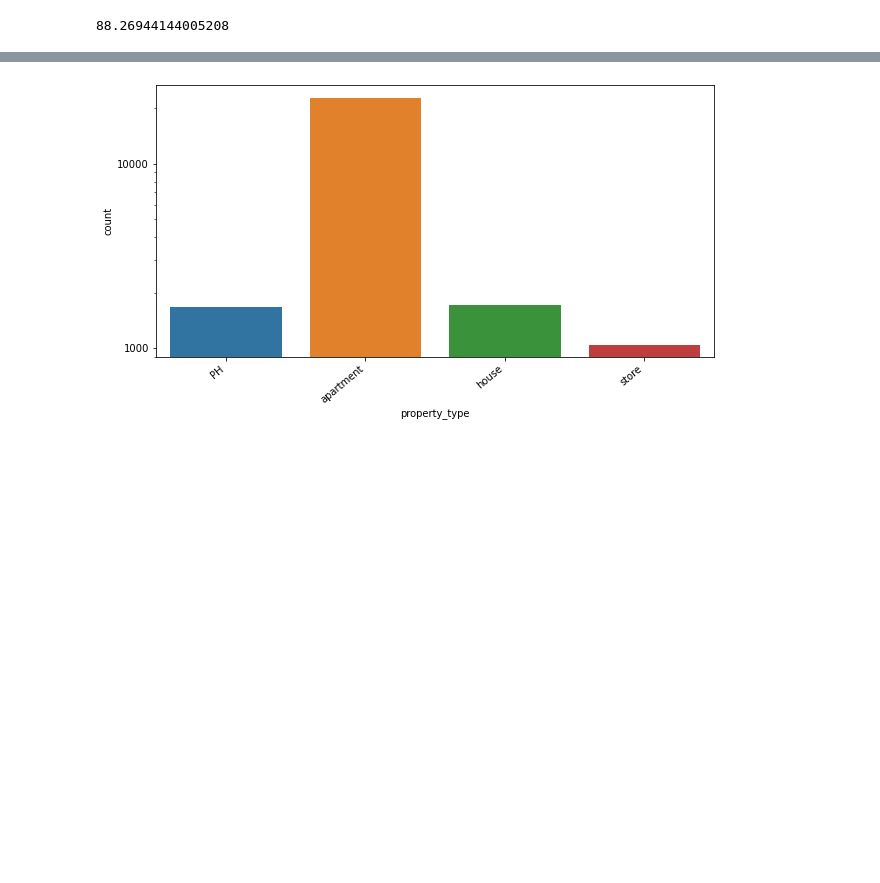
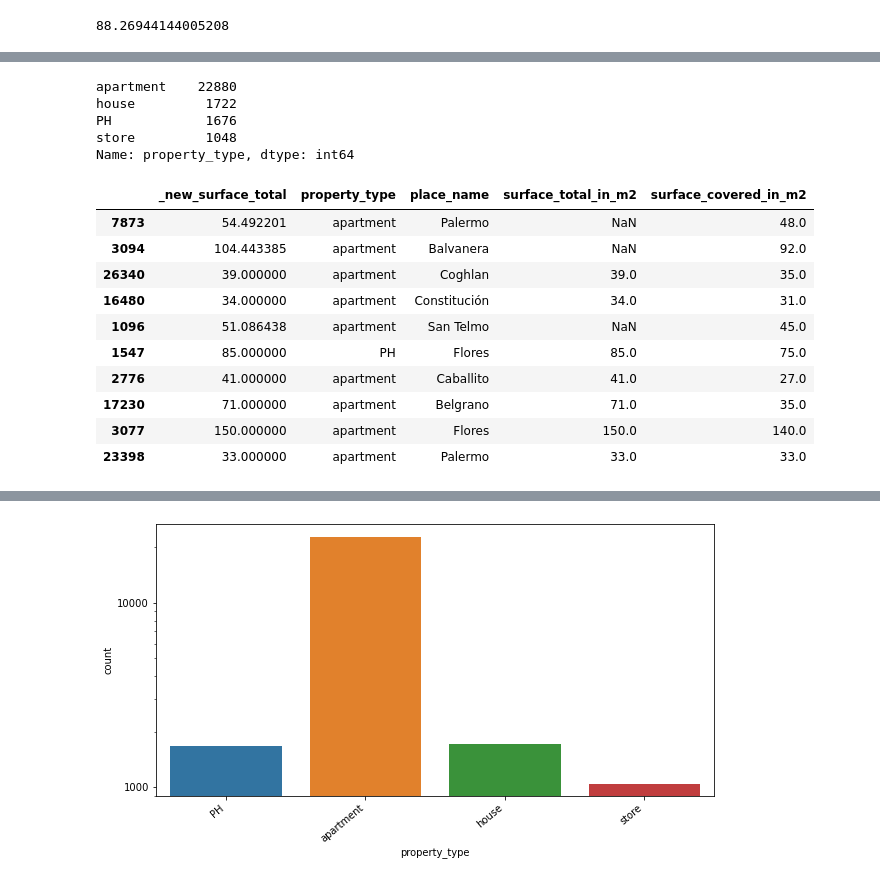
Before and after one commit to edgarevalo/DH-Workshop, a Jupyter notebook: Notebook limpio - comentado - no-modificar.ipynb, the cells around one changed output, grey strips where cells are left out. Cells and saved outputs as stored; diff of their text form; code cells hidden in the pictures; blank space fills up the shorter version.

```diff
--- a/Notebook limpio - comentado - no-modificar.ipynb
+++ b/Notebook limpio - comentado - no-modificar.ipynb
@@ -406,0 +476,8 @@ print(diferencia_surface_stores)
+# %%
+propiedades_capital_surface_limpio.property_type.value_counts()
+# %% [output]
+apartment    22880
+house         1722
+PH            1676
+store         1048
+Name: property_type, dtype: int64
@@ -406,0 +507,14 @@ print(diferencia_surface_stores)
+# %%
+propiedades_capital_surface_limpio_post[["_new_surface_total",'property_type','place_name','surface_total_in_m2','surface_covered_in_m2']].sample(10)
+# %% [output]
+|  | _new_surface_total | property_type | place_name | surface_total_in_m2 | surface_covered_in_m2 |
+| 7873 | 54.492201 | apartment | Palermo | NaN | 48.0 |
+| 3094 | 104.443385 | apartment | Balvanera | NaN | 92.0 |
+| 26340 | 39.000000 | apartment | Coghlan | 39.0 | 35.0 |
+| 16480 | 34.000000 | apartment | Constitución | 34.0 | 31.0 |
+| 1096 | 51.086438 | apartment | San Telmo | NaN | 45.0 |
+| 1547 | 85.000000 | PH | Flores | 85.0 | 75.0 |
+| 2776 | 41.000000 | apartment | Caballito | 41.0 | 27.0 |
+| 17230 | 71.000000 | apartment | Belgrano | 71.0 | 35.0 |
+| 3077 | 150.000000 | apartment | Flores | 150.0 | 140.0 |
+| 23398 | 33.000000 | apartment | Palermo | 33.0 | 33.0 |
```
Also changed, not shown: parts of 29 cells of this notebook.
